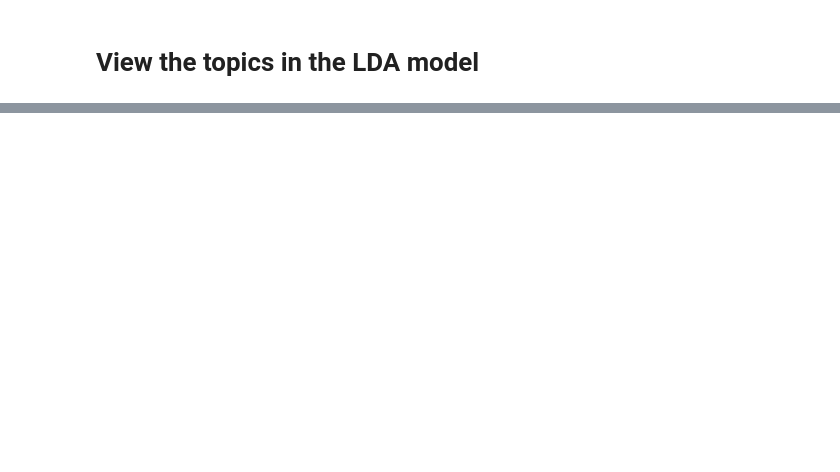
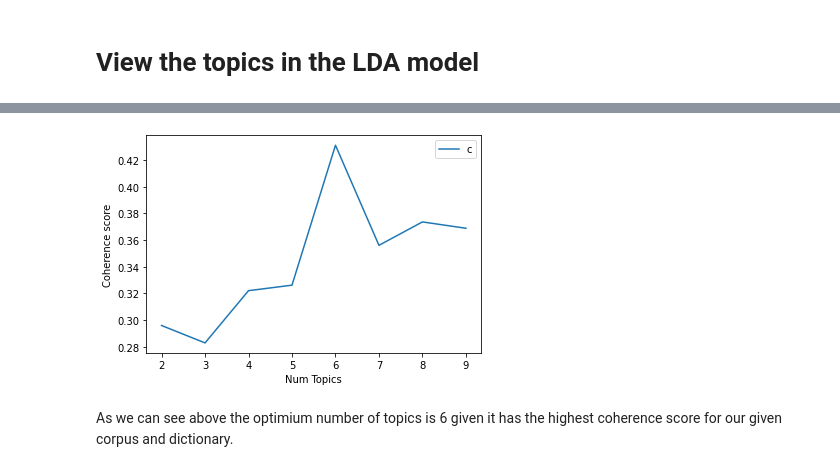
Before and after one commit to davidpofo/SSP_analysis, a Jupyter notebook: SSP_analysis_draft/SSP_analysis_draft.ipynb, the cells around one changed output, grey strips where cells are left out. Drawn from its saved outputs; the diff is of its cells as text; code cells hidden in the pictures; blank space fills up the shorter version.

```diff
--- a/SSP_analysis_draft/SSP_analysis_draft.ipynb
+++ b/SSP_analysis_draft/SSP_analysis_draft.ipynb
@@ -430,0 +355,33 @@ ldamodel_2[bow_corpus]
+# %%
+from gensim.models import CoherenceModel
+
+def compute_coherence_values(dictionary, corpus, texts, limit, start=2, step=3):
+    """
+    Compute c_v coherence for various number of topics
+
+    Parameters:
+    ----------
+    dictionary : Gensim dictionary
+    corpus : Gensim corpus
+    texts : List of input texts
+    limit : Max num of topics
+
+    Returns:
+    -------
+    model_list : List of LDA topic models
+    coherence_values : Coherence values corresponding to the LDA model with respective number of topics
+    """
+    coherence_values = []
+    model_list = []
+    for num_topics in range(start, limit, step):
+        print(num_topics)
+        model = gensim.models.ldamodel.LdaModel(corpus=bow_corpus, id2word=dictionary, num_topics=num_topics, random_state=100, passes=10, alpha='auto', per_word_topics=True)
+
+        model_list.append(model)
+        coherencemodel = CoherenceModel(model=model, texts=texts, dictionary=dictionary, coherence='c_v')
+        coherence_values.append(coherencemodel.get_coherence())
+
+    return model_list, coherence_values
+# %%
+# Can take a long time to run.
+model_list, coherence_values = compute_coherence_values(dictionary=dictionary, corpus=bow_corpus, texts=data_lemmatized, start=2, limit=10, step=1)
@@ -430,0 +397,13 @@ ldamodel_2[bow_corpus]
+# %%
+# Show graph
+limit=10; start=2; step=1;
+x = range(start, limit, step)
+plt.plot(x, coherence_values)
+plt.xlabel("Num Topics")
+plt.ylabel("Coherence score")
+plt.legend(("coherence_values"), loc='best')
+plt.show()
+# %% [output]
+[figure, added]
+# %% [markdown]
+As we can see above the optimium number of topics is 6 given it has the highest coherence score for our given corpus and dictionary.
```
Also changed, not shown: parts of 34 cells of this notebook, 1 other file.
